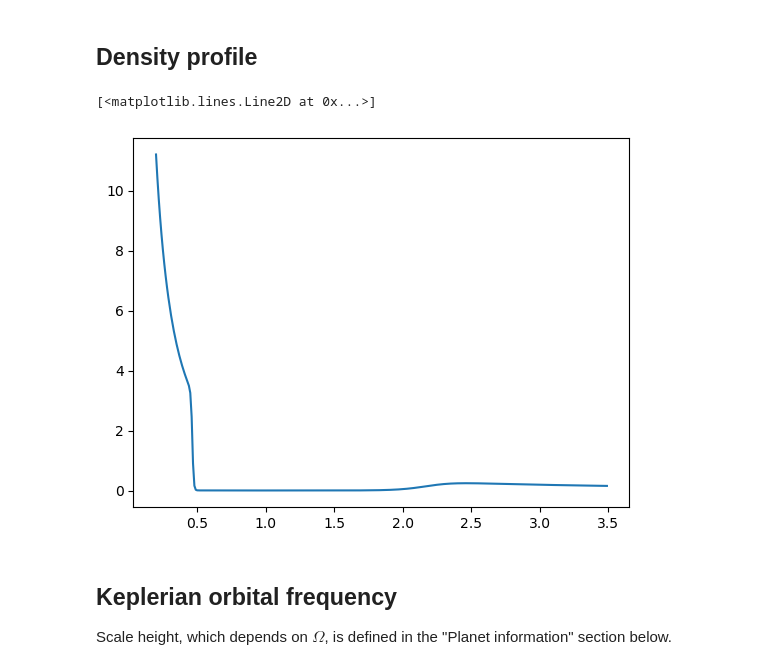
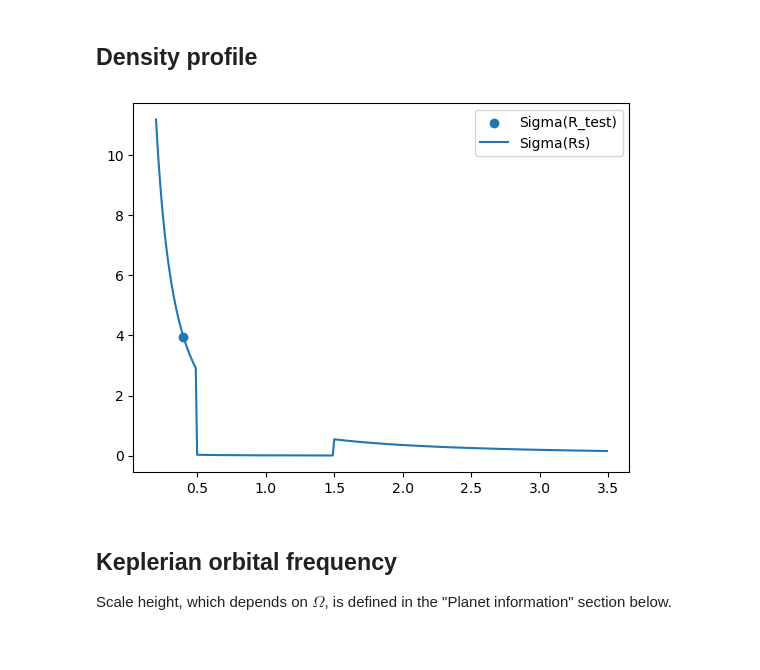
Before and after one commit to Jupiter1994/warped-disks, a Jupyter notebook: reduced-eqs-steady-state.ipynb, the cells around one changed output. Drawn from its saved outputs; the diff is of its cells as text; code cells hidden in the pictures.

```diff
--- a/reduced-eqs-steady-state.ipynb
+++ b/reduced-eqs-steady-state.ipynb
@@ -98,14 +99,18 @@ def Sigmas(Rs, use_gap):
 
     Sigma0 = 1
 
-    return Sigma0 * Rs**(-3/2) / fgaps
-    #return Sigma0 * Rs**(-1) / fgaps
+    #return Sigma0 * Rs**(-3/2) / fgaps
 
     ## upside-down top hat profile
-    # Sigmas = np.zeros(shape=Rs.shape) + 1
-    # Sigmas[(Rs > R_a) & (Rs < R_b)] = 1e-3
+    Sigmas = np.zeros(shape=Rs.shape) + 1
+    Sigmas[(Rs > R_a) & (Rs < R_b)] = 1/K
 
-    # return Sigmas
+    # Jeremy uses Sigma propto r^-1.5; the constant is different
+    # inside and outside the gap
+    if use_Jeremys_profile:
+        return Sigmas * Rs**(-3/2)
+    else:
+        return Sigmas
 
 def Sigma(R, use_gap):
     '''
@@ -120,14 +125,19 @@ def Sigma(R, use_gap):
 
     Sigma0 = 1
 
-    return Sigma0 * R**(-3/2) / fgap
-    #return Sigma0 * R**(-1) / fgap
+    #return Sigma0 * R**(-3/2) / fgap
 
     ## upside-down top hat profile
-    # if (R > R_a and R < R_b):
-    #     return 1e-3
-    # else:
-    #     return 1
+    Sig = 0
+    if (R > R_a and R < R_b):
+        Sig = 1/K
+    else:
+        Sig = 1
+
+    if use_Jeremys_profile:
+        return Sig * R**(-3/2)
+    else:
+        return Sig
 
 def f_gap(Rs, K, R_a, R_b, D_a, D_b, use_gap):
     '''
@@ -146,12 +156,16 @@ def f_gap(Rs, K, R_a, R_b, D_a, D_b, use_gap):
         return 1
 # %%
 ## check shape of disk profile
+R_test = 0.4
 Rs_warp = np.arange(0.2, 3.5, 0.01)
-plt.plot(Rs_warp, Sigmas(Rs_warp, use_gap=True))
+plt.scatter(R_test, Sigma(R_test, use_gap=True), label="Sigma(R_test)")
+plt.plot(Rs_warp, Sigmas(Rs_warp, use_gap=True), label="Sigma(Rs)")
 #plt.plot(Rs_warp, Sigmas(Rs_warp, use_gap=False))
+
+plt.legend()
+plt.show()
 # %% [output]
-[<matplotlib.lines.Line2D at 0x...>]
-[figure, old version]
+[figure, new version]
 # %% [markdown]
 ## Keplerian orbital frequency
 
```
Also changed, not shown: parts of 3 cells of this notebook.
